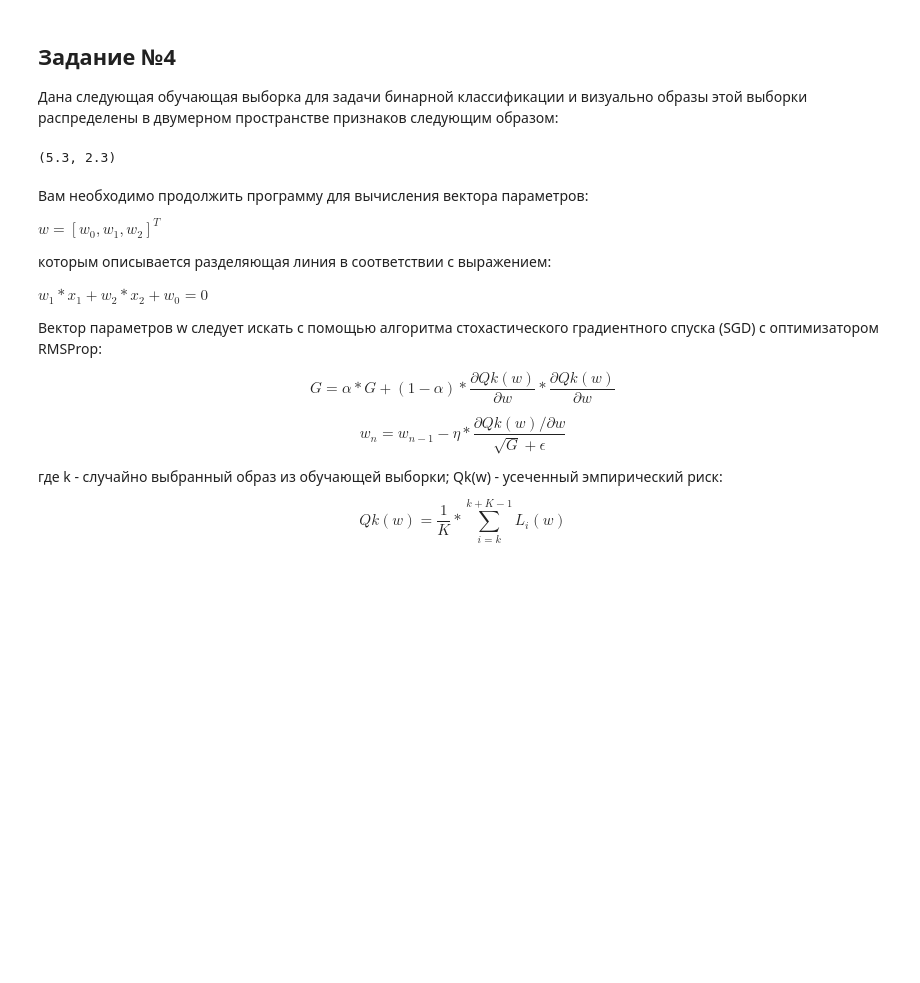
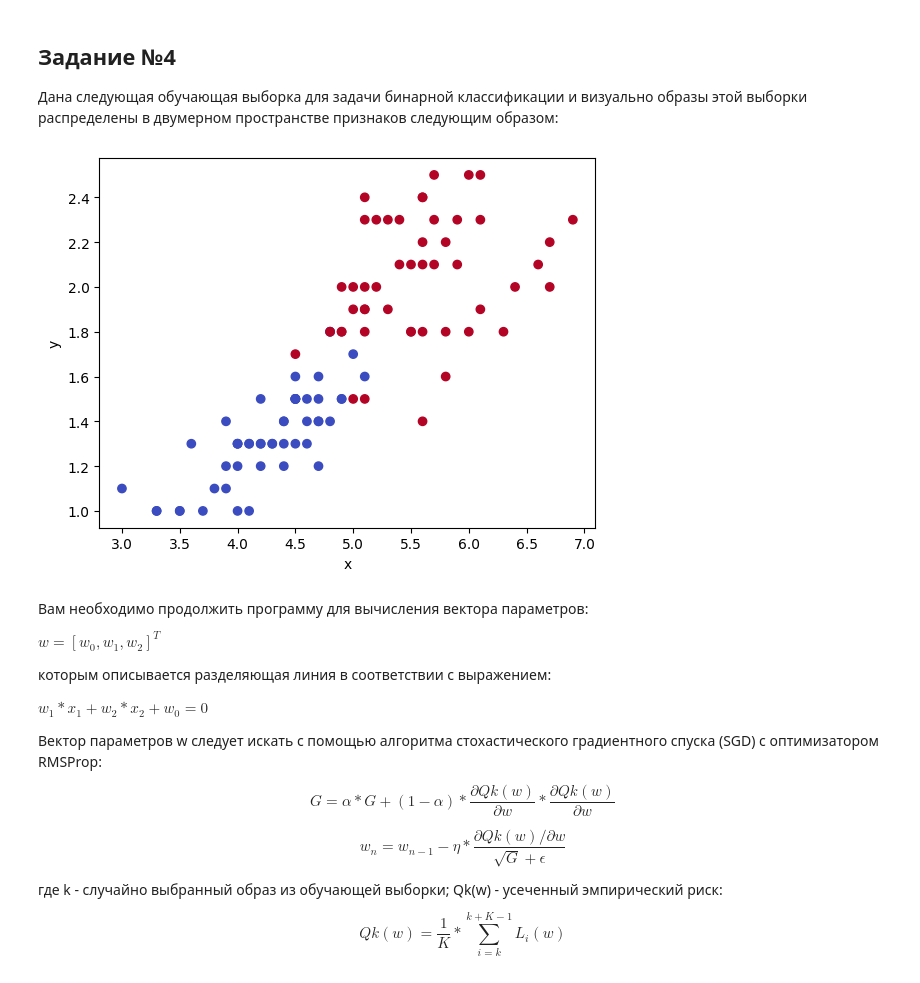
Before and after one commit to skytecat/ClassicML, a Jupyter notebook: SGD.ipynb, the cells around one changed output. Drawn from its saved outputs; the diff is of its cells as text; code cells hidden in the pictures; blank space fills up the shorter version.

Commit message:
visualization for 4 task

```diff
--- a/SGD.ipynb
+++ b/SGD.ipynb
@@ -267,26 +267,22 @@ Q = np.mean((a(x,w) - coord_y) ** 2)
 
 Дана следующая обучающая выборка для задачи бинарной классификации и визуально образы этой выборки распределены в двумерном пространстве признаков следующим образом:
 # %%
-# import matplotlib.pyplot as plt
+import matplotlib.pyplot as plt
+import numpy as np
 
-# data_x = [(5.3, 2.3), (5.7, 2.5), (4.0, 1.0), (5.6, 2.4), (4.5, 1.5), (5.4, 2.3), (4.8, 1.8), (4.5, 1.5), (5.1, 1.5), (6.1, 2.3), (5.1, 1.9), (4.0, 1.2), (5.2, 2.0), (3.9, 1.4), (4.2, 1.2), (4.7, 1.5), (4.8, 1.8), (3.6, 1.3), (4.6, 1.4), (4.5, 1.7), (3.0, 1.1), (4.3, 1.3), (4.5, 1.3), (5.5, 2.1), (3.5, 1.0), (5.6, 2.2), (4.2, 1.5), (5.8, 1.8), (5.5, 1.8), (5.7, 2.3), (6.4, 2.0), (5.0, 1.7), (6.7, 2.0), (4.0, 1.3), (4.4, 1.4), (4.5, 1.5), (5.6, 2.4), (5.8, 1.6), (4.6, 1.3), (4.1, 1.3), (5.1, 2.3), (5.2, 2.3), (5.6, 1.4), (5.1, 1.8), (4.9, 1.5), (6.7, 2.2), (4.4, 1.3), (3.9, 1.1), (6.3, 1.8), (6.0, 1.8), (4.5, 1.6), (6.6, 2.1), (4.1, 1.3), (4.5, 1.5), (6.1, 2.5), (4.1, 1.0), (4.4, 1.2), (5.4, 2.1), (5.0, 1.5), (5.0, 2.0), (4.9, 1.5), (5.9, 2.1), (4.3, 1.3), (4.0, 1.3), (4.9, 2.0), (4.9, 1.8), (4.0, 1.3), (5.5, 1.8), (3.7, 1.0), (6.9, 2.3), (5.7, 2.1), (5.3, 1.9), (4.4, 1.4), (5.6, 1.8), (3.3, 1.0), (4.8, 1.8), (6.0, 2.5), (5.9, 2.3), (4.9, 1.8), (3.3, 1.0), (3.9, 1.2), (5.6, 2.1), (5.8, 2.2), (3.8, 1.1), (3.5, 1.0), (4.5, 1.5), (5.1, 1.9), (4.7, 1.4), (5.1, 1.6), (5.1, 2.0), (4.8, 1.4), (5.0, 1.9), (5.1, 2.4), (4.6, 1.5), (6.1, 1.9), (4.7, 1.6), (4.7, 1.4), (4.7, 1.2), (4.2, 1.3), (4.2, 1.3)]
-# data_y = [1, 1, -1, 1, -1, 1, 1, -1, 1, 1, 1, -1, 1, -1, -1, -1, -1, -1, -1, 1, -1, -1, -1, 1, -1, 1, -1, 1, 1, 1, 1, -1, 1, -1, -1, -1, 1, 1, -1, -1, 1, 1, 1, 1, -1, 1, -1, -1, 1, 1, -1, 1, -1, -1, 1, -1, -1, 1, 1, 1, -1, 1, -1, -1, 1, 1, -1, 1, -1, 1, 1, 1, -1, 1, -1, 1, 1, 1, 1, -1, -1, 1, 1, -1, -1, -1, 1, -1, -1, 1, -1, 1, 1, -1, 1, -1, -1, -1, -1, -1]
+data_x = [(5.3, 2.3), (5.7, 2.5), (4.0, 1.0), (5.6, 2.4), (4.5, 1.5), (5.4, 2.3), (4.8, 1.8), (4.5, 1.5), (5.1, 1.5), (6.1, 2.3), (5.1, 1.9), (4.0, 1.2), (5.2, 2.0), (3.9, 1.4), (4.2, 1.2), (4.7, 1.5), (4.8, 1.8), (3.6, 1.3), (4.6, 1.4), (4.5, 1.7), (3.0, 1.1), (4.3, 1.3), (4.5, 1.3), (5.5, 2.1), (3.5, 1.0), (5.6, 2.2), (4.2, 1.5), (5.8, 1.8), (5.5, 1.8), (5.7, 2.3), (6.4, 2.0), (5.0, 1.7), (6.7, 2.0), (4.0, 1.3), (4.4, 1.4), (4.5, 1.5), (5.6, 2.4), (5.8, 1.6), (4.6, 1.3), (4.1, 1.3), (5.1, 2.3), (5.2, 2.3), (5.6, 1.4), (5.1, 1.8), (4.9, 1.5), (6.7, 2.2), (4.4, 1.3), (3.9, 1.1), (6.3, 1.8), (6.0, 1.8), (4.5, 1.6), (6.6, 2.1), (4.1, 1.3), (4.5, 1.5), (6.1, 2.5), (4.1, 1.0), (4.4, 1.2), (5.4, 2.1), (5.0, 1.5), (5.0, 2.0), (4.9, 1.5), (5.9, 2.1), (4.3, 1.3), (4.0, 1.3), (4.9, 2.0), (4.9, 1.8), (4.0, 1.3), (5.5, 1.8), (3.7, 1.0), (6.9, 2.3), (5.7, 2.1), (5.3, 1.9), (4.4, 1.4), (5.6, 1.8), (3.3, 1.0), (4.8, 1.8), (6.0, 2.5), (5.9, 2.3), (4.9, 1.8), (3.3, 1.0), (3.9, 1.2), (5.6, 2.1), (5.8, 2.2), (3.8, 1.1), (3.5, 1.0), (4.5, 1.5), (5.1, 1.9), (4.7, 1.4), (5.1, 1.6), (5.1, 2.0), (4.8, 1.4), (5.0, 1.9), (5.1, 2.4), (4.6, 1.5), (6.1, 1.9), (4.7, 1.6), (4.7, 1.4), (4.7, 1.2), (4.2, 1.3), (4.2, 1.3)]
+data_y = [1, 1, -1, 1, -1, 1, 1, -1, 1, 1, 1, -1, 1, -1, -1, -1, -1, -1, -1, 1, -1, -1, -1, 1, -1, 1, -1, 1, 1, 1, 1, -1, 1, -1, -1, -1, 1, 1, -1, -1, 1, 1, 1, 1, -1, 1, -1, -1, 1, 1, -1, 1, -1, -1, 1, -1, -1, 1, 1, 1, -1, 1, -1, -1, 1, 1, -1, 1, -1, 1, 1, 1, -1, 1, -1, 1, 1, 1, 1, -1, -1, 1, 1, -1, -1, -1, 1, -1, -1, 1, -1, 1, 1, -1, 1, -1, -1, -1, -1, -1]
 
-# cols = ['blue', 'red']
+x = np.array([xx[0] for xx in data_x])
+y = np.array([xx[1] for xx in data_x])
 
-# x1 = data_x[data_y==1]
-# y1 = data_x[data_y==1][1]
+plt.scatter(x, y, c=data_y, cmap='coolwarm', marker='o')
 
-# print(x1)
-
-# for k in np.unique(data_y):
-# plt.plot(data_x[data_y==1][0], data_x[data_y==1][1], 'o',label='Класс {}'.format(1), color=cols[0])
-
-# plt.legend(loc='best')
-# plt.show()
-# plt.plot(data_x[data_y==-1][0],2.5,'o',label='1',color='blue')
+plt.xlabel('x')
+plt.ylabel('y')
+plt.show()
 # %% [output]
-(5.3, 2.3)
+[figure, added]
 # %% [markdown]
 Вам необходимо продолжить программу для вычисления вектора параметров:
 
```
